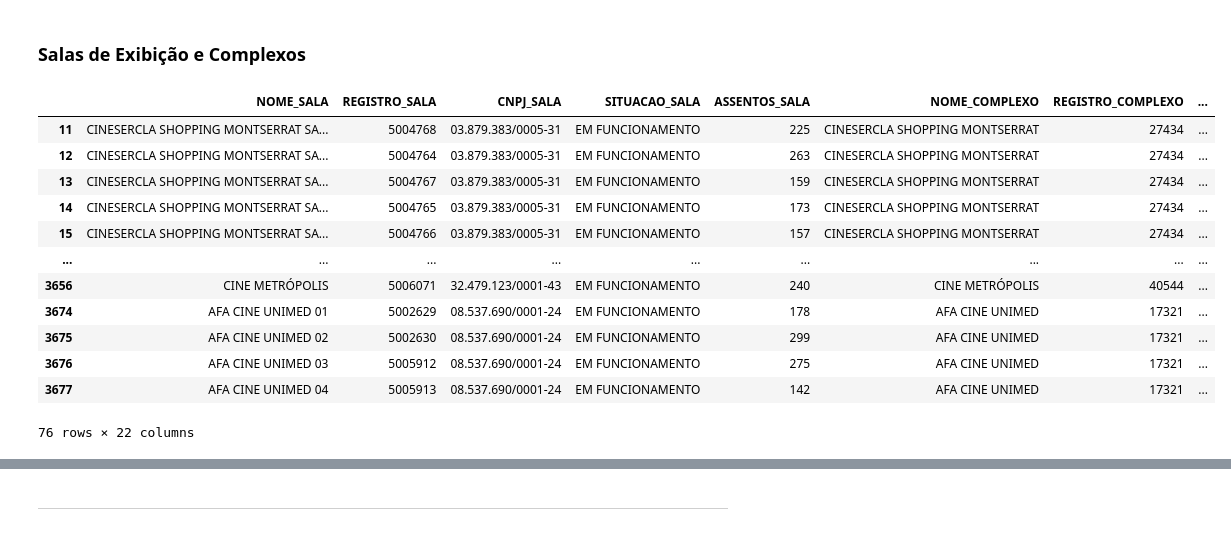
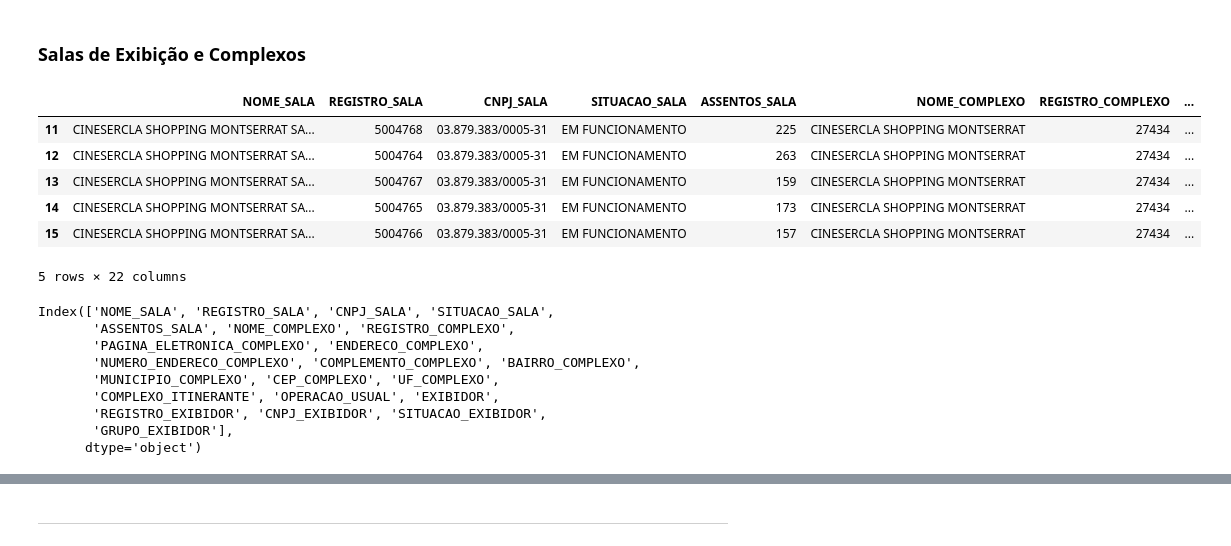
Before and after one commit to fonsecadados/ANCINE-ETL-dados-abertos, a Jupyter notebook: EDA/Ancine_ES/AncineES_EDA.ipynb, the cells around one changed output, grey strips where cells are left out. Saved outputs shown, nothing was run; the diff lists cells and outputs as text; code cells hidden in the pictures.

```diff
--- a/EDA/Ancine_ES/AncineES_EDA.ipynb
+++ b/EDA/Ancine_ES/AncineES_EDA.ipynb
@@ -521,20 +531,26 @@ df_grupos_econ_es
 # %%
 df_salas_exib = pd.read_csv('SalasDeExibicaoEComplexos.csv', encoding='utf-8', sep=',')
 
 df_salas_exib_es = df_salas_exib[df_salas_exib['UF_COMPLEXO'] == 'ES']
 
-df_salas_exib_es
+df_salas_exib_es.head(5)
 # %% [output]
 |  | NOME_SALA | REGISTRO_SALA | CNPJ_SALA | SITUACAO_SALA | ASSENTOS_SALA | NOME_COMPLEXO | REGISTRO_COMPLEXO | ... |
 | 11 | CINESERCLA SHOPPING MONTSERRAT SA... | 5004768 | 03.879.383/0005-31 | EM FUNCIONAMENTO | 225 | CINESERCLA SHOPPING MONTSERRAT | 27434 | ... |
 | 12 | CINESERCLA SHOPPING MONTSERRAT SA... | 5004764 | 03.879.383/0005-31 | EM FUNCIONAMENTO | 263 | CINESERCLA SHOPPING MONTSERRAT | 27434 | ... |
 | 13 | CINESERCLA SHOPPING MONTSERRAT SA... | 5004767 | 03.879.383/0005-31 | EM FUNCIONAMENTO | 159 | CINESERCLA SHOPPING MONTSERRAT | 27434 | ... |
 | 14 | CINESERCLA SHOPPING MONTSERRAT SA... | 5004765 | 03.879.383/0005-31 | EM FUNCIONAMENTO | 173 | CINESERCLA SHOPPING MONTSERRAT | 27434 | ... |
 | 15 | CINESERCLA SHOPPING MONTSERRAT SA... | 5004766 | 03.879.383/0005-31 | EM FUNCIONAMENTO | 157 | CINESERCLA SHOPPING MONTSERRAT | 27434 | ... |
-| ... | ... | ... | ... | ... | ... | ... | ... | ... |
-| 3656 | CINE METRÓPOLIS | 5006071 | 32.479.123/0001-43 | EM FUNCIONAMENTO | 240 | CINE METRÓPOLIS | 40544 | ... |
-| 3674 | AFA CINE UNIMED 01 | 5002629 | 08.537.690/0001-24 | EM FUNCIONAMENTO | 178 | AFA CINE UNIMED | 17321 | ... |
-| 3675 | AFA CINE UNIMED 02 | 5002630 | 08.537.690/0001-24 | EM FUNCIONAMENTO | 299 | AFA CINE UNIMED | 17321 | ... |
-| 3676 | AFA CINE UNIMED 03 | 5005912 | 08.537.690/0001-24 | EM FUNCIONAMENTO | 275 | AFA CINE UNIMED | 17321 | ... |
-| 3677 | AFA CINE UNIMED 04 | 5005913 | 08.537.690/0001-24 | EM FUNCIONAMENTO | 142 | AFA CINE UNIMED | 17321 | ... |
-76 rows × 22 columns
+5 rows × 22 columns
+# %%
+df_salas_exib_es.columns
+# %% [output]
+Index(['NOME_SALA', 'REGISTRO_SALA', 'CNPJ_SALA', 'SITUACAO_SALA',
+       'ASSENTOS_SALA', 'NOME_COMPLEXO', 'REGISTRO_COMPLEXO',
+       'PAGINA_ELETRONICA_COMPLEXO', 'ENDERECO_COMPLEXO',
+       'NUMERO_ENDERECO_COMPLEXO', 'COMPLEMENTO_COMPLEXO', 'BAIRRO_COMPLEXO',
+       'MUNICIPIO_COMPLEXO', 'CEP_COMPLEXO', 'UF_COMPLEXO',
+       'COMPLEXO_ITINERANTE', 'OPERACAO_USUAL', 'EXIBIDOR',
+       'REGISTRO_EXIBIDOR', 'CNPJ_EXIBIDOR', 'SITUACAO_EXIBIDOR',
+       'GRUPO_EXIBIDOR'],
+      dtype='object')
```
Also changed, not shown: parts of 10 cells of this notebook, 10 other files.
